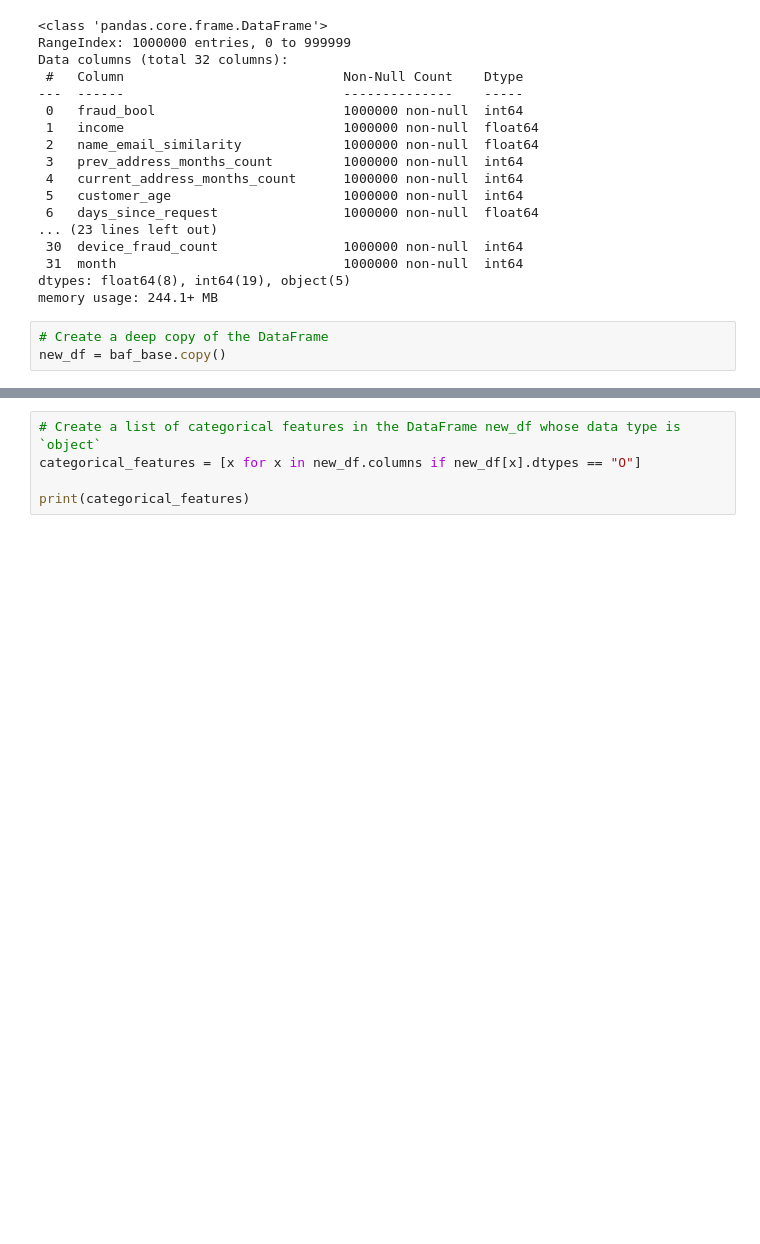
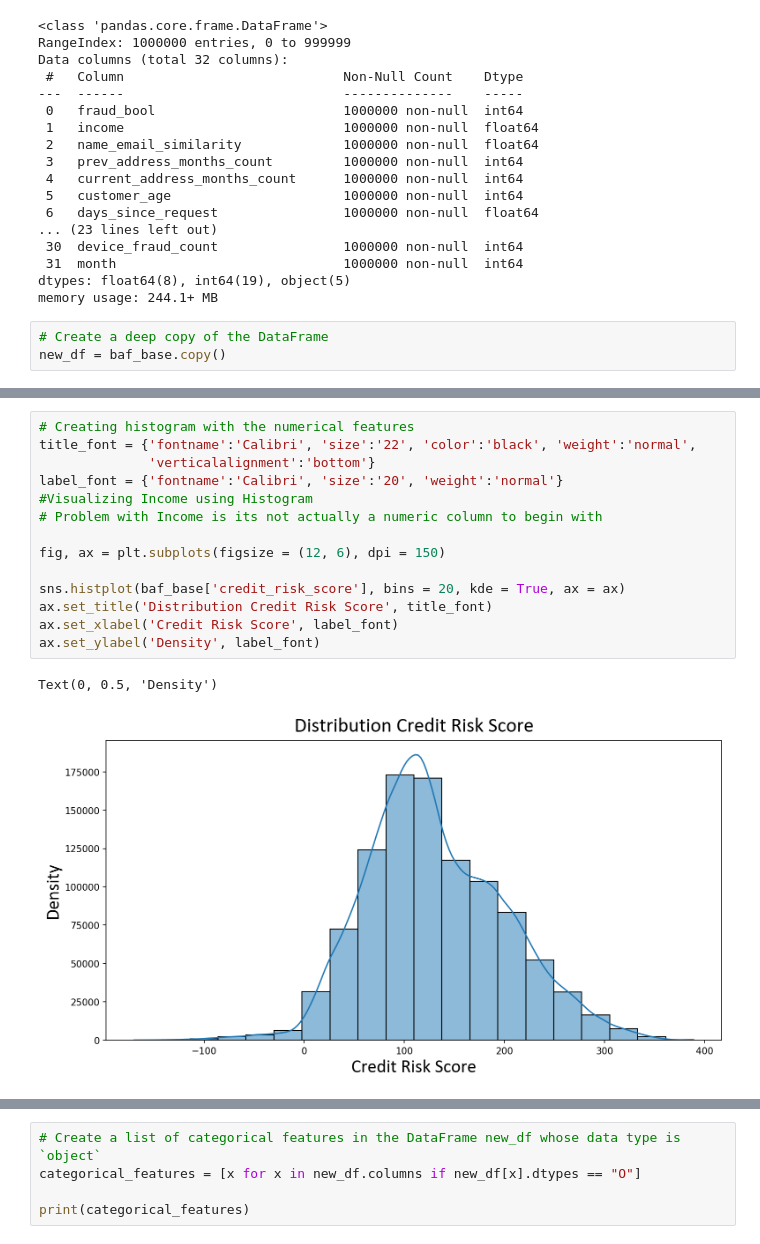
Before and after one commit to hacampbell1/capstoneproject, a Jupyter notebook: Bank Account Fraud Detection.ipynb, the cells around one changed output, grey strips where cells are left out. Saved outputs shown, nothing was run; the diff lists cells and outputs as text; blank space fills up the shorter version.

```diff
--- a/Bank Account Fraud Detection.ipynb
+++ b/Bank Account Fraud Detection.ipynb
@@ -82,0 +105,17 @@ new_df = baf_base.copy()
+# %%
+# Creating histogram with the numerical features
+title_font = {'fontname':'Calibri', 'size':'22', 'color':'black', 'weight':'normal',
+              'verticalalignment':'bottom'}
+label_font = {'fontname':'Calibri', 'size':'20', 'weight':'normal'}
+#Visualizing Income using Histogram
+# Problem with Income is its not actually a numeric column to begin with
+
+fig, ax = plt.subplots(figsize = (12, 6), dpi = 150)
+
+sns.histplot(baf_base['credit_risk_score'], bins = 20, kde = True, ax = ax)
+ax.set_title('Distribution Credit Risk Score', title_font)
+ax.set_xlabel('Credit Risk Score', label_font)
+ax.set_ylabel('Density', label_font)
+# %% [output]
+Text(0, 0.5, 'Density')
+[figure, added]
```
Also changed, not shown: parts of 8 cells of this notebook.
